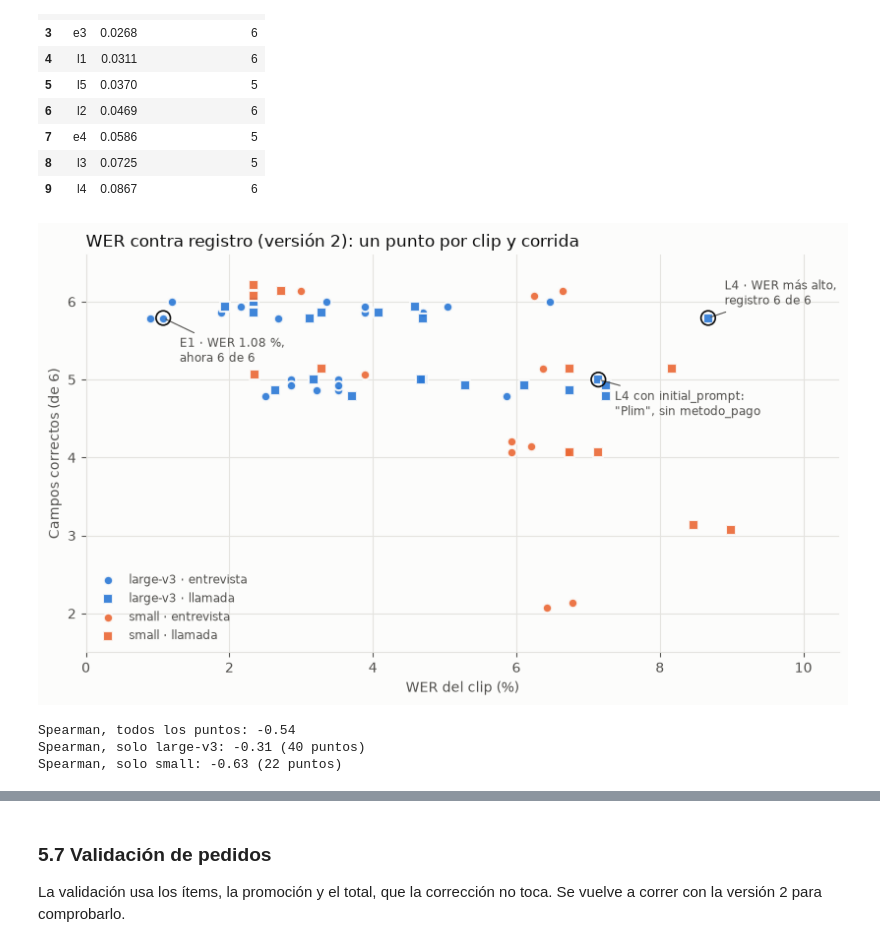
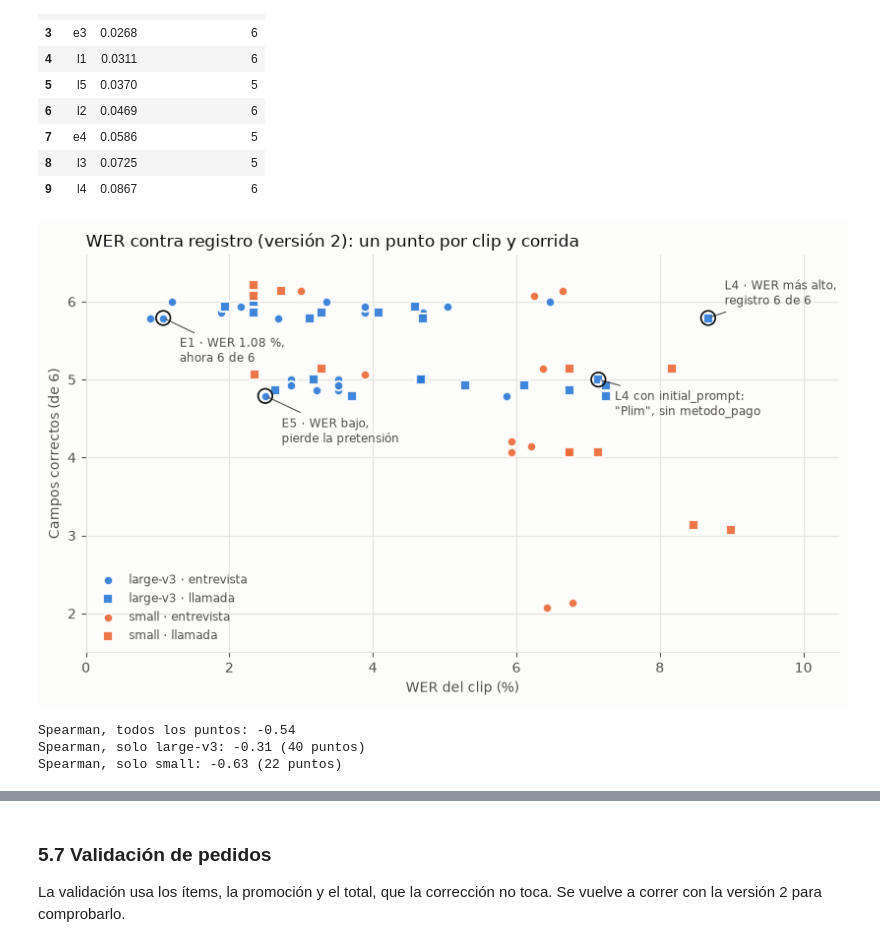
Before and after one commit to mmlis02/HW_05_202602, a Jupyter notebook: notebooks/06_resultados.ipynb, the cells around one changed output, grey strips where cells are left out. Saved outputs shown, nothing was run; the diff lists cells and outputs as text; code cells hidden in the pictures.

```diff
--- a/notebooks/06_resultados.ipynb
+++ b/notebooks/06_resultados.ipynb
@@ -1094,14 +1094,15 @@ WER bajo y registro roto:
 | 9 | l4 | 0.0867 | 6 |
 # %%
 dibujar(puntos_v2, {(PRINCIPAL, "e1"): ("E1 · WER 1.08 %,\nahora 6 de 6", -32),
+                    (PRINCIPAL, "e5"): ("E5 · WER bajo,\npierde la pretensión", -34),
                     (PRINCIPAL, "l4"): ("L4 · WER más alto,\nregistro 6 de 6", 10),
                     (INITIAL_PROMPT, "l4"): ("L4 con initial_prompt:\n\"Plim\", sin metodo_pago", -26)},
         rutas["figura_wer_registro"], "WER contra registro (versión 2): un punto por clip y corrida")
 print(f"Spearman, todos los puntos: {spearman(puntos_v2['wer'], puntos_v2['campos_correctos']):.2f}")
 for modelo, g in puntos_v2.groupby("modelo"):
     print(f"Spearman, solo {modelo}: {spearman(g['wer'], g['campos_correctos']):.2f} ({len(g)} puntos)")
 # %% [output]
-[figure, old version]
+[figure, new version]
 Spearman, todos los puntos: -0.54
 Spearman, solo large-v3: -0.31 (40 puntos)
 Spearman, solo small: -0.63 (22 puntos)
```
Also changed, not shown: parts of 5 cells of this notebook, 2 other files.
